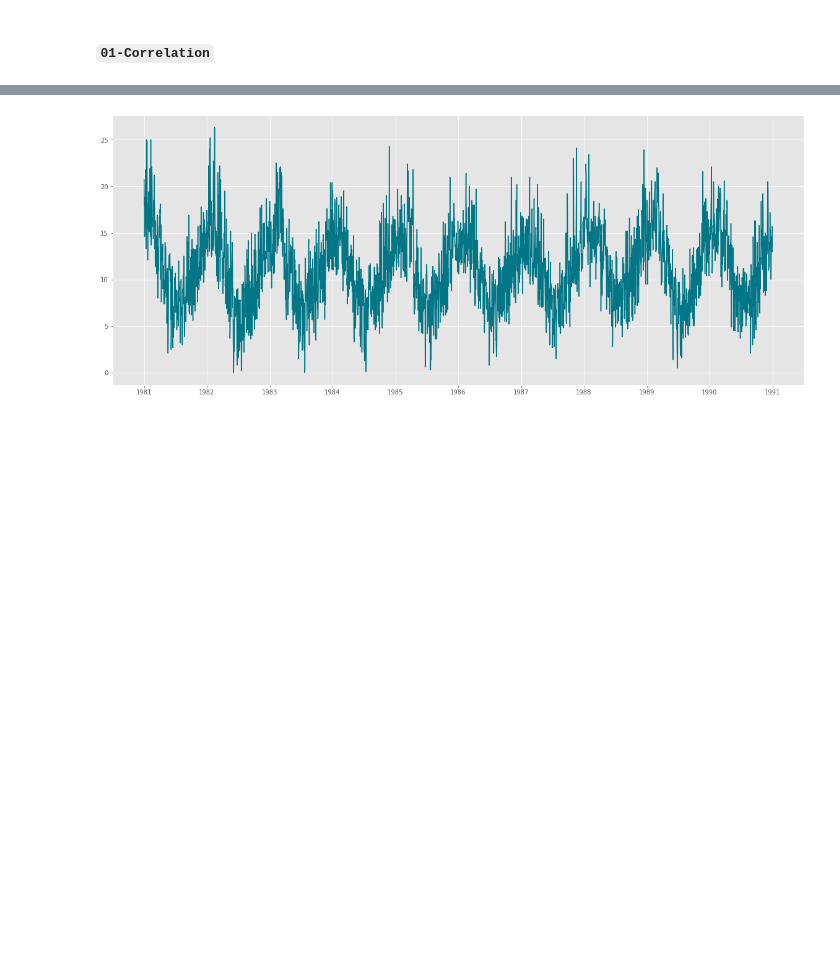
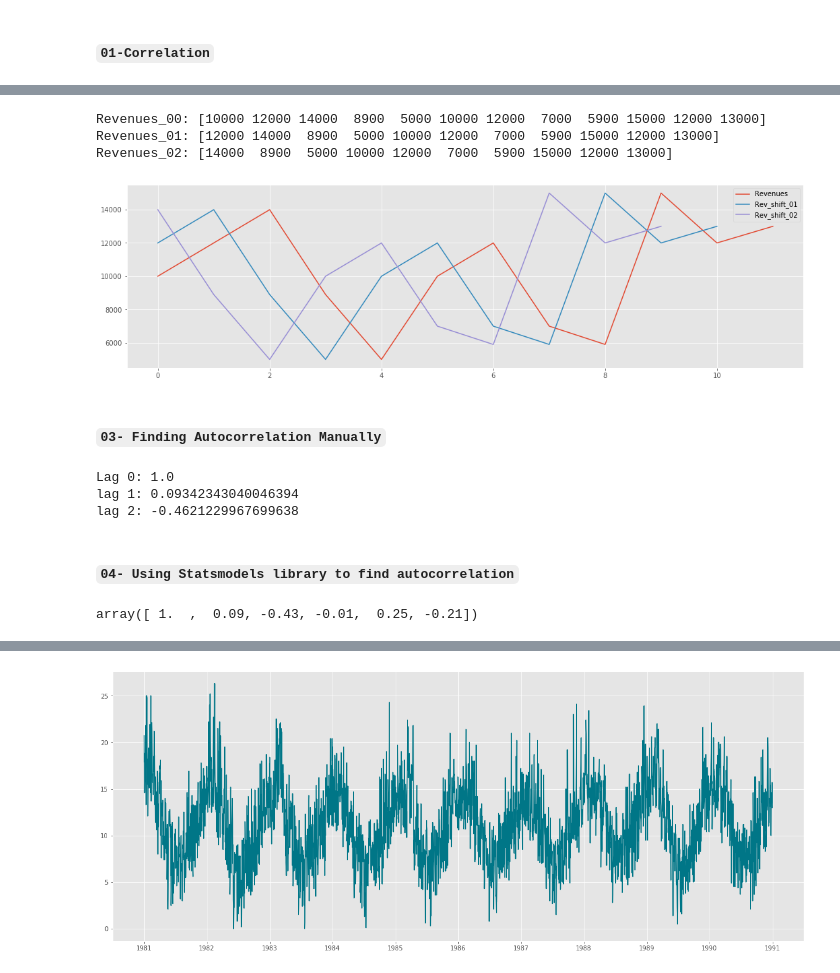
Before and after one commit to AI-MOO/Time_Series_Arabic_Explaination, a Jupyter notebook: 05-Autocorrelation_and_Partial_Autocorrelation.ipynb, the cells around one changed output, grey strips where cells are left out. Saved outputs shown, nothing was run; the diff lists cells and outputs as text; code cells hidden in the pictures; blank space fills up the shorter version.

```diff
--- a/05-Autocorrelation_and_Partial_Autocorrelation.ipynb
+++ b/05-Autocorrelation_and_Partial_Autocorrelation.ipynb
@@ -29,0 +32,41 @@ array([[1.        , 0.98879288],
+# %%
+# إنشاء سلسلة زمنية و تأخيرها زمنياً
+Revenues = np.array([10000, 12000, 14000, 8900, 5000, 10000, 12000, 7000, 5900, 15000, 12000, 13000])
+Revenues_shifted_1 = Revenues[1:]
+Revenues_shifted_2 = Revenues[2:]
+print(f"Revenues_00: {Revenues}\nRevenues_01: {Revenues_shifted_1}\nRevenues_02: {Revenues_shifted_2}")
+
+# تصوير السلسلة ونظيراتها المتأخرة بيانيًا
+fig, ax = plt.subplots(figsize=(18,5))
+ax.plot(Revenues)
+ax.plot(Revenues_shifted_1)
+ax.plot(Revenues_shifted_2)
+ax.legend(['Revenues', 'Rev_shift_01', 'Rev_shift_02'])
+plt.show()
+# %% [output]
+Revenues_00: [10000 12000 14000  8900  5000 10000 12000  7000  5900 15000 12000 13000]
+Revenues_01: [12000 14000  8900  5000 10000 12000  7000  5900 15000 12000 13000]
+Revenues_02: [14000  8900  5000 10000 12000  7000  5900 15000 12000 13000]
+[figure, added]
+# %% [markdown]
+#### `03- Finding Autocorrelation Manually`
+# %%
+# إيجاد الارتباط بين السلسلة الأصلية ونظيراتها المتأخرة
+
+lag_0 = np.corrcoef(Revenues, Revenues)[0,1]
+lag_1 = np.corrcoef(Revenues[:-1], Revenues_shifted_1)[0,1]
+lag_2 = np.corrcoef(Revenues[:-2], Revenues_shifted_2)[0,1]
+
+print(f"Lag 0: {lag_0}\nlag 1: {lag_1}\nlag 2: {lag_2}")
+# %% [output]
+Lag 0: 1.0
+lag 1: 0.09342343040046394
+lag 2: -0.4621229967699638
+# %% [markdown]
+#### `04- Using Statsmodels library to find autocorrelation`
+# %%
+from statsmodels.graphics.tsaplots import acf, plot_acf
+ac_values = np.round(acf(Revenues, nlags=5,  fft=False),2)
+ac_values
+# %% [output]
+array([ 1.  ,  0.09, -0.43, -0.01,  0.25, -0.21])
```
Also changed, not shown: parts of 21 cells of this notebook.
